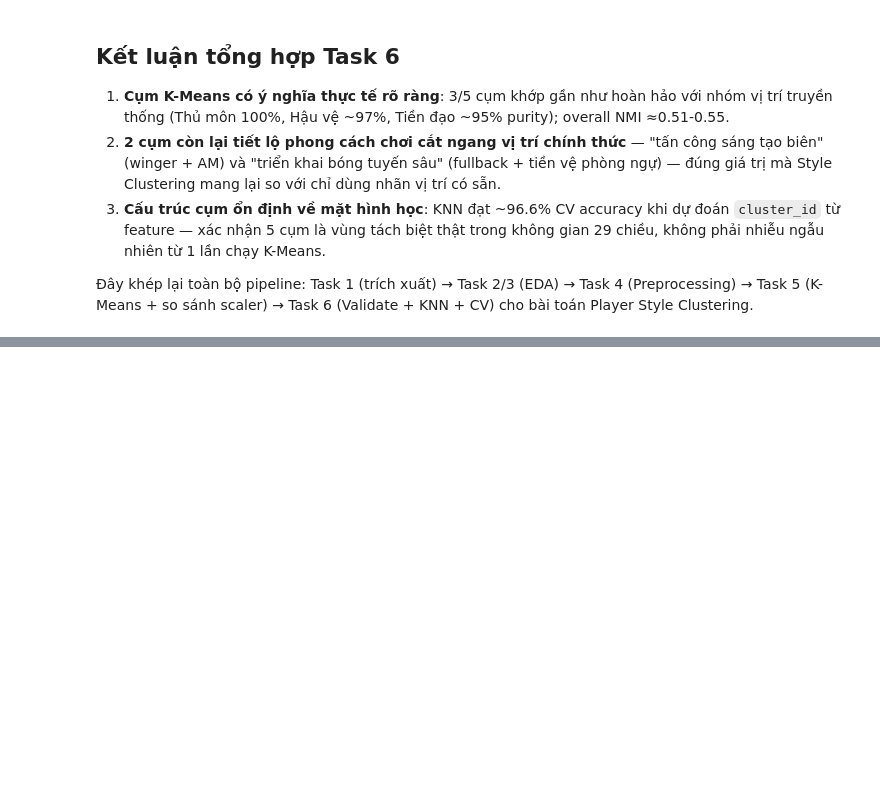
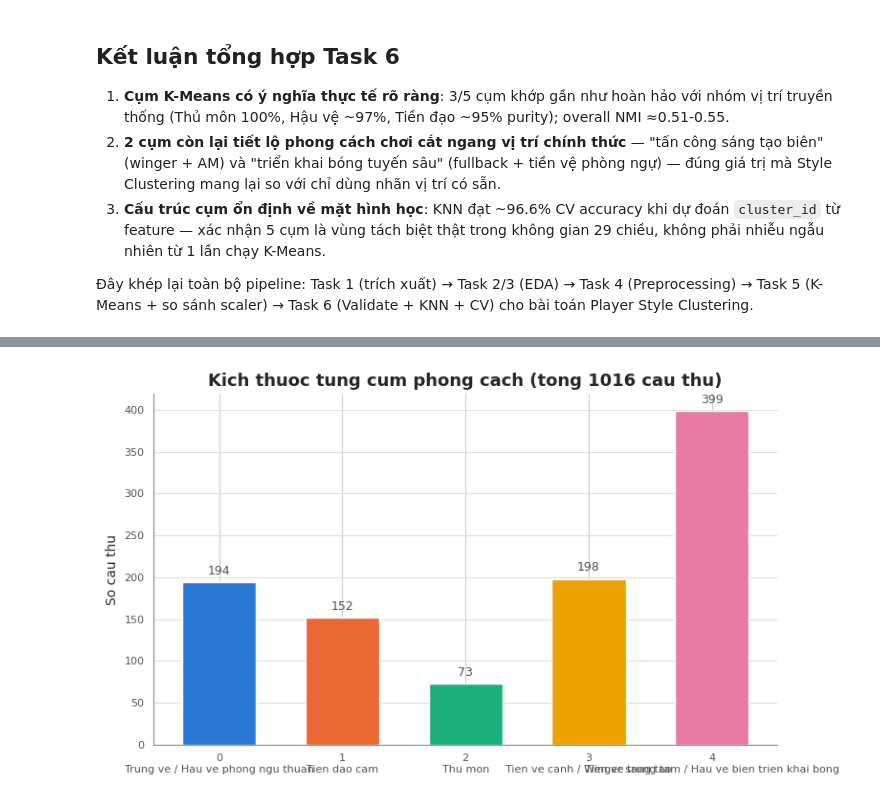
Before and after one commit to AIVIETNAM-AIO-Kaisye/football-shot-clustering, a Jupyter notebook: ran-notebooks/Task6_PlayerStyle_Validate_KNN.ipynb, the cells around one changed output, grey strips where cells are left out. Drawn from its saved outputs; the diff is of its cells as text; code cells hidden in the pictures; blank space fills up the shorter version.

```diff
--- a/ran-notebooks/Task6_PlayerStyle_Validate_KNN.ipynb
+++ b/ran-notebooks/Task6_PlayerStyle_Validate_KNN.ipynb
@@ -260,0 +326,28 @@ weighted avg       0.97      0.97      0.97      1016
+# %%
+cluster_sizes = clusters_df["cluster_id"].value_counts().sort_index()
+
+fig, ax = plt.subplots(figsize=(8, 4.5))
+labels_with_name = [f"{c}\n{CLUSTER_NAMES[c]}" for c in cluster_sizes.index]
+bars = ax.bar(
+    labels_with_name, cluster_sizes.values,
+    color=[CLUSTER_COLORS[c] for c in cluster_sizes.index], width=0.6,
+)
+for rect, val in zip(bars, cluster_sizes.values):
+    ax.text(
+        rect.get_x() + rect.get_width() / 2, rect.get_height() + 6, str(val),
+        ha="center", va="bottom", fontsize=9, color=SECONDARY_INK,
+    )
+
+ax.set_ylabel("So cau thu")
+ax.set_title(f"Kich thuoc tung cum phong cach (tong {cluster_sizes.sum()} cau thu)")
+ax.grid(True, axis="y", color=GRID_COLOR, linewidth=0.8)
+ax.set_axisbelow(True)
+for spine in ("top", "right"):
+    ax.spines[spine].set_visible(False)
+for spine in ("left", "bottom"):
+    ax.spines[spine].set_color(MUTED_INK)
+ax.tick_params(colors=SECONDARY_INK, labelsize=8)
+plt.tight_layout()
+plt.show()
+# %% [output]
+[figure, added]
```
Also changed, not shown: parts of 7 cells of this notebook.
